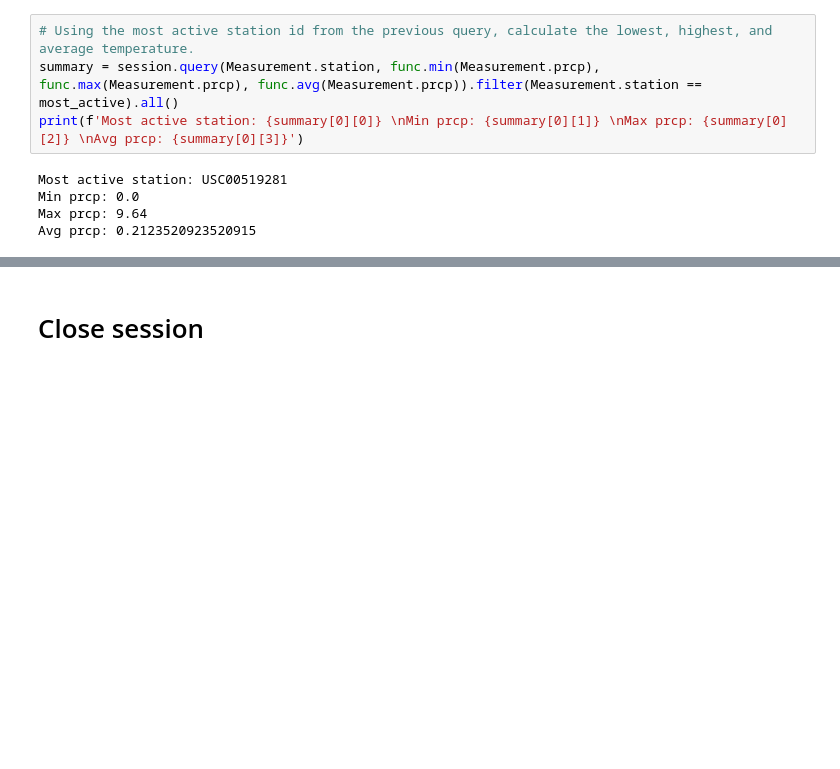
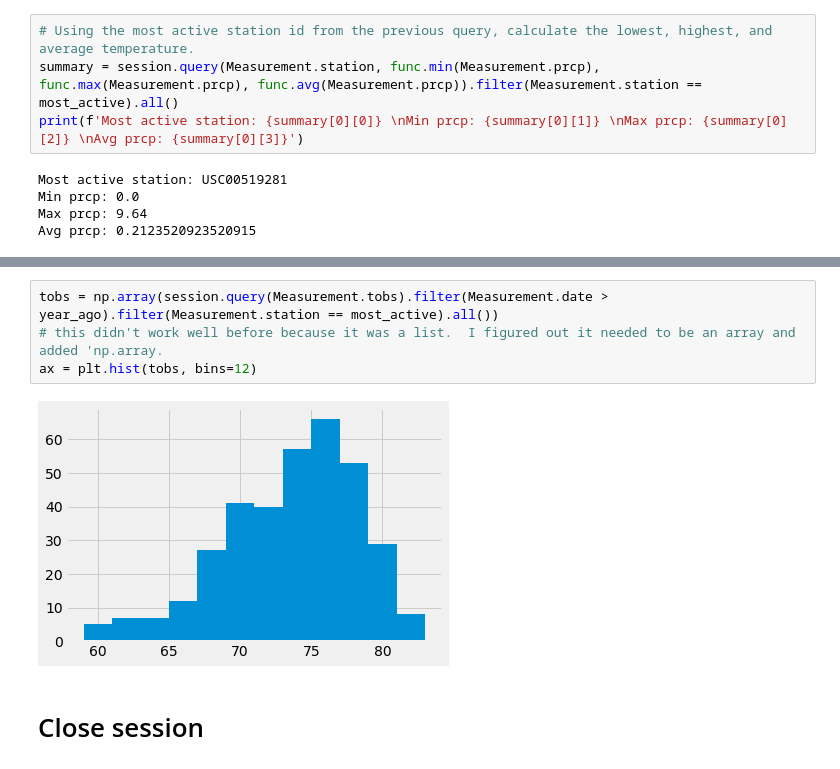
Before and after one commit to g8r1fl/sqlalchemy-challenge, a Jupyter notebook: climate_starter.ipynb, the cells around one changed output, grey strips where cells are left out. Cells and saved outputs as stored; diff of their text form; blank space fills up the shorter version.

```diff
--- a/climate_starter.ipynb
+++ b/climate_starter.ipynb
@@ -153,3 +157,9 @@ plt.show()
+# %%
+tobs = np.array(session.query(Measurement.tobs).filter(Measurement.date > year_ago).filter(Measurement.station == most_active).all())
+# this didn't work well before because it was a list.  I figured out it needed to be an array and added 'np.array.
+ax = plt.hist(tobs, bins=12)
+# %% [output]
+[figure, added]
 # %% [markdown]
 # Close session
 # %%
```
Also changed, not shown: parts of 2 cells of this notebook.
